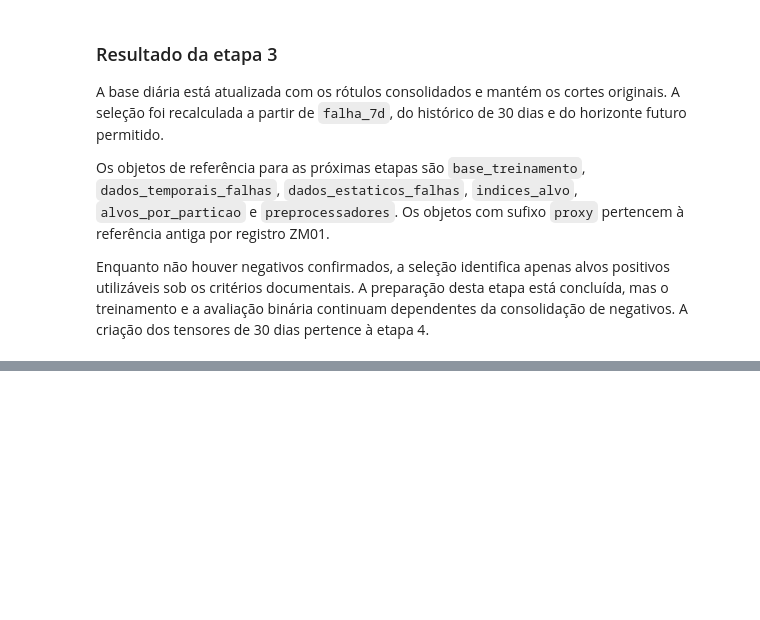
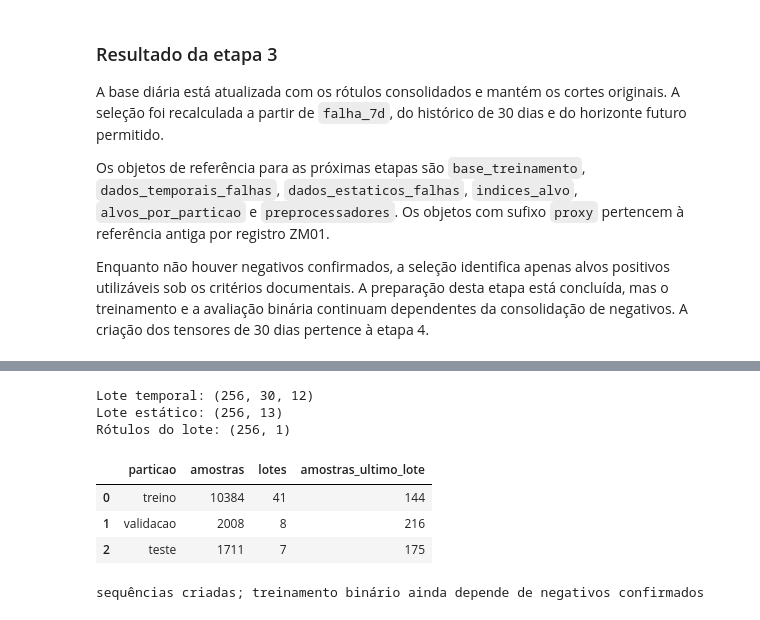
Before and after one commit to joaocardosodias/Lumem, a Jupyter notebook: models/modelo-rnn-1/01-criacao-tabela-mestra.ipynb, the cells around one changed output, grey strips where cells are left out. Drawn from its saved outputs; the diff is of its cells as text; code cells hidden in the pictures; blank space fills up the shorter version.

```diff
--- a/models/modelo-rnn-1/01-criacao-tabela-mestra.ipynb
+++ b/models/modelo-rnn-1/01-criacao-tabela-mestra.ipynb
@@ -4993,0 +5200,45 @@ Enquanto não houver negativos confirmados, a seleção identifica apenas alvos
+# %%
+BATCH_SIZE = 256
+assert BATCH_SIZE > 0
+quantidade_lote = min(BATCH_SIZE, len(sequencias["treino"]["y"]))
+
+lote_exemplo = {
+    "X_temporal": sequencias["treino"]["X_temporal"][:quantidade_lote],
+    "X_estatico": sequencias["treino"]["X_estatico"][:quantidade_lote],
+    "y": sequencias["treino"]["y"][:quantidade_lote],
+    "metadados": sequencias["treino"]["metadados"].iloc[:quantidade_lote],
+}
+print("Lote temporal:", lote_exemplo["X_temporal"].shape)
+print("Lote estático:", lote_exemplo["X_estatico"].shape)
+print("Rótulos do lote:", lote_exemplo["y"].shape)
+
+resumo_lotes = []
+for particao, conjunto in sequencias.items():
+    quantidade = len(conjunto["y"])
+    resumo_lotes.append({
+        "particao": particao,
+        "amostras": quantidade,
+        "lotes": (quantidade + BATCH_SIZE - 1) // BATCH_SIZE,
+        "amostras_ultimo_lote": ((quantidade - 1) % BATCH_SIZE) + 1 if quantidade else 0,
+    })
+display(pd.DataFrame(resumo_lotes))
+
+configuracao_modelagem["sequencias_criadas"] = True
+configuracao_modelagem["formato_janela"] = [DIAS_HISTORICO, n_features_temporais]
+configuracao_modelagem["n_features_estaticas"] = n_features_estaticas
+configuracao_modelagem["batch_size_proposto"] = BATCH_SIZE
+configuracao_modelagem["status_preparacao"] = (
+    "sequências criadas; implementação e treinamento da rede pendentes"
+    if base_com_duas_classes
+    else "sequências criadas; treinamento binário ainda depende de negativos confirmados"
+)
+print(configuracao_modelagem["status_preparacao"])
+# %% [output]
+Lote temporal: (256, 30, 12)
+Lote estático: (256, 13)
+Rótulos do lote: (256, 1)
+|  | particao | amostras | lotes | amostras_ultimo_lote |
+| 0 | treino | 10384 | 41 | 144 |
+| 1 | validacao | 2008 | 8 | 216 |
+| 2 | teste | 1711 | 7 | 175 |
+sequências criadas; treinamento binário ainda depende de negativos confirmados
```
Also changed, not shown: parts of 6 cells of this notebook.
